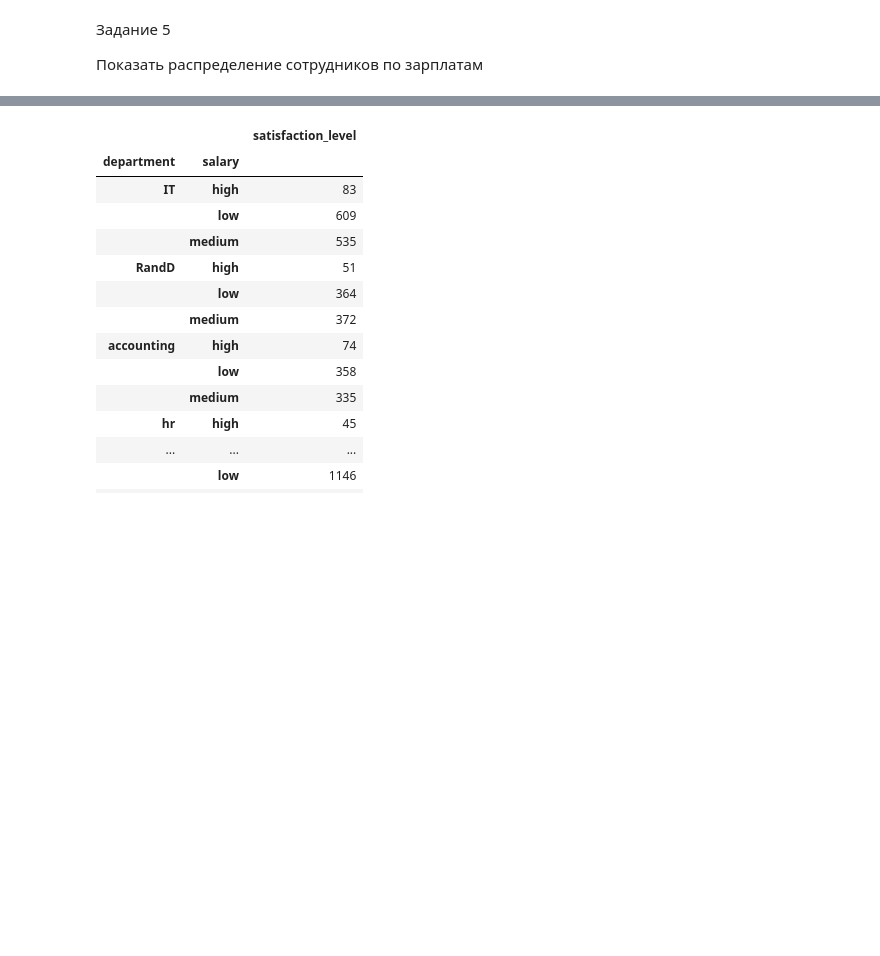
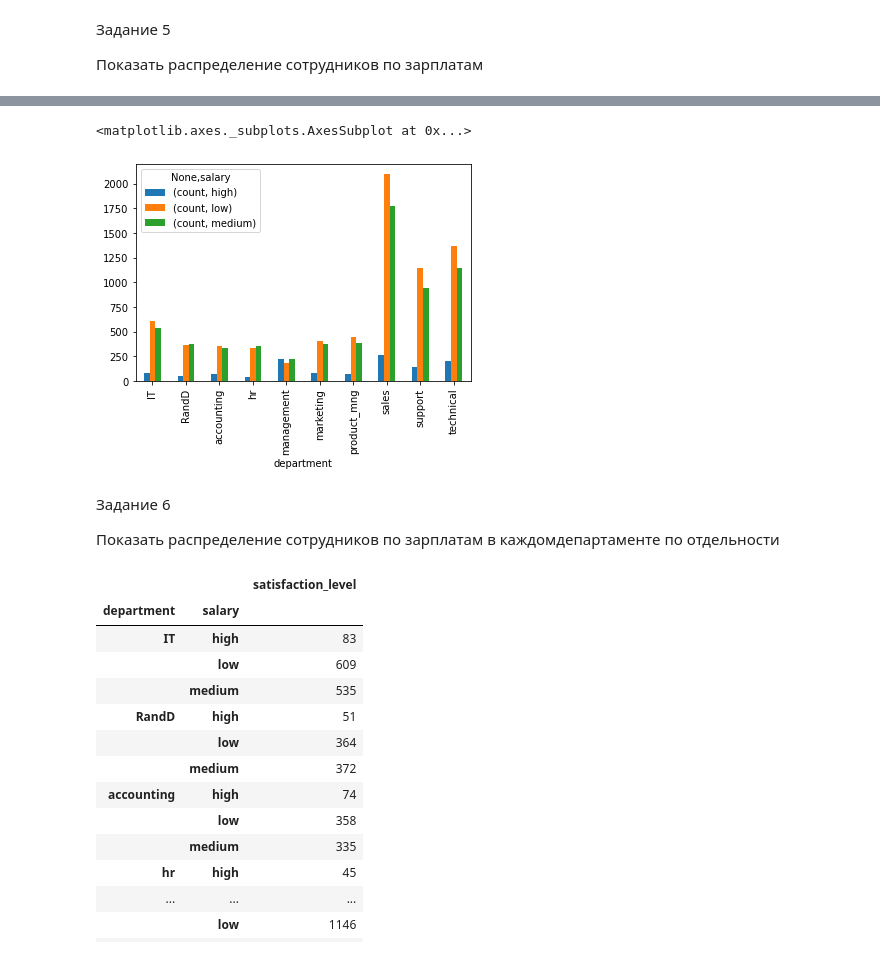
Before and after one commit to duzz23/My-Project, a Jupyter notebook: HR_Varganov_AO.ipynb, the cells around one changed output, grey strips where cells are left out. Drawn from its saved outputs; the diff is of its cells as text; code cells hidden in the pictures; blank space fills up the shorter version.

```diff
--- a/HR_Varganov_AO.ipynb
+++ b/HR_Varganov_AO.ipynb
@@ -272,3 +274,7 @@ Name: department, dtype: int64
 Задание 5
 
 Показать распределение сотрудников по зарплатам
+# %%
+Department = df_hr.groupby(['department', 'salary'])[['satisfaction_level']].count()
+Department.columns = ['count']
+Department
@@ -275 +316,10 @@ Name: department, dtype: int64
+# %%
+Department.unstack().plot(kind='bar')
+# %% [output]
+<matplotlib.axes._subplots.AxesSubplot at 0x...>
+[figure, added]
+# %% [markdown]
+Задание 6
+
+Показать распределение сотрудников по зарплатам в каждомдепартаменте по отдельности
 # %%
```
Also changed, not shown: parts of 37 cells of this notebook.
